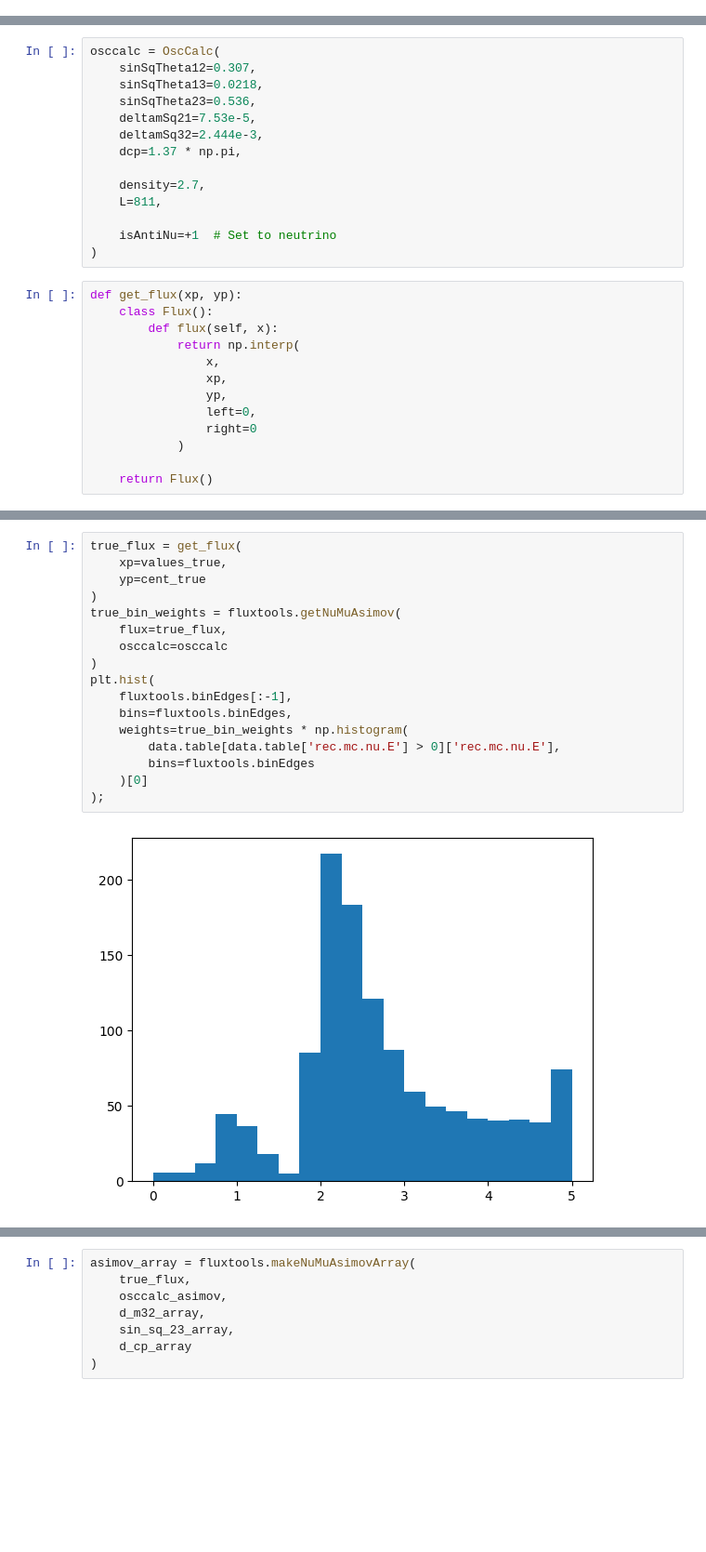
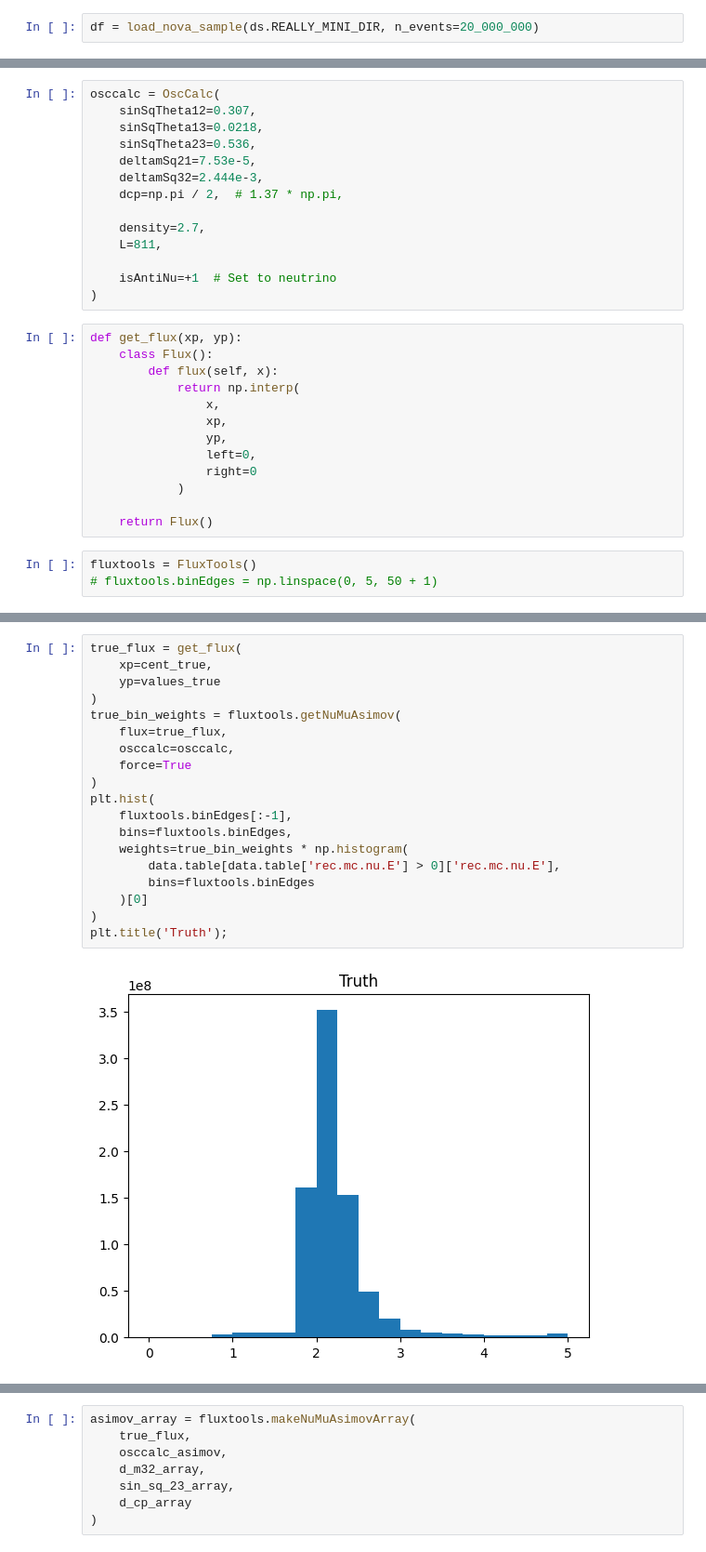
Before and after one commit to aditya-marathe/msci-project, a Jupyter notebook: src/notebooks/least_log_likelihood.ipynb, the cells around one changed output, grey strips where cells are left out. Shown at 93% size. Drawn from its saved outputs; the diff is of its cells as text; blank space fills up the shorter version.

```diff
--- a/src/notebooks/least_log_likelihood.ipynb
+++ b/src/notebooks/least_log_likelihood.ipynb
@@ -241,0 +273,2 @@ cent_exp = (edges_exp[:-1] + edges_exp[1:]) / 2
+# %%
+df = load_nova_sample(ds.REALLY_MINI_DIR, n_events=20_000_000)
@@ -246,7 +312,7 @@ osccalc = OscCalc(
     sinSqTheta23=0.536,
     deltamSq21=7.53e-5,
     deltamSq32=2.444e-3,
-    dcp=1.37 * np.pi,
+    dcp=np.pi / 2,  # 1.37 * np.pi,
 
     density=2.7,
     L=811,
@@ -266,5 +332,8 @@ def get_flux(xp, yp):
             )
 
     return Flux()
+# %%
+fluxtools = FluxTools()
+# fluxtools.binEdges = np.linspace(0, 5, 50 + 1)
 # %%
 exp_flux = get_flux(
@@ -288,19 +359,21 @@ plt.hist(
 # %%
 true_flux = get_flux(
-    xp=values_true,
-    yp=cent_true
+    xp=cent_true,
+    yp=values_true
 )
 true_bin_weights = fluxtools.getNuMuAsimov(
     flux=true_flux,
-    osccalc=osccalc
+    osccalc=osccalc,
+    force=True
 )
 plt.hist(
     fluxtools.binEdges[:-1],
     bins=fluxtools.binEdges,
     weights=true_bin_weights * np.histogram(
         data.table[data.table['rec.mc.nu.E'] > 0]['rec.mc.nu.E'],
         bins=fluxtools.binEdges
     )[0]
-);
+)
+plt.title('Truth');
 # %% [output]
-[figure, old version]
+[figure, new version]
```
Also changed, not shown: parts of 24 cells of this notebook, 15 other files.
